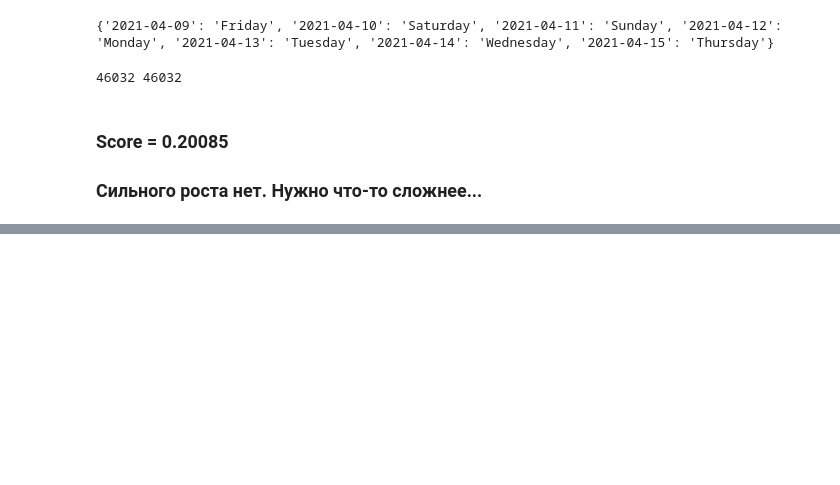
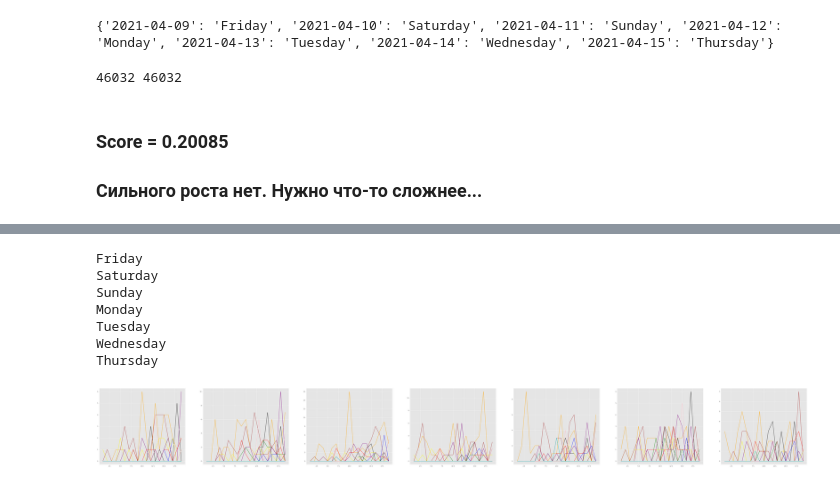
Before and after one commit to makler322/msu_ml_spring_2021, a Jupyter notebook: Sales_Forecasting/Sales_Forecasting.ipynb, the cells around one changed output, grey strips where cells are left out. Saved outputs shown, nothing was run; the diff lists cells and outputs as text; code cells hidden in the pictures; blank space fills up the shorter version.

```diff
--- a/Sales_Forecasting/Sales_Forecasting.ipynb
+++ b/Sales_Forecasting/Sales_Forecasting.ipynb
@@ -688,0 +743,41 @@ Result_table[["id", "quantity"]].to_csv("FINAL_exp.csv", index=False)
+# %%
+
+
+# fig, axs = plt.subplots(2, 7, sharex=True, sharey=True)
+fig = plt.figure(figsize=(90, 10))
+
+week2number = {'Friday': 0, 'Saturday': 1, 'Sunday': 2, 'Monday': 3, 'Tuesday': 4, 'Wednesday': 5, 'Thursday': 6}
+product2color = {71165: 'orange', 71170: 'black', 71185: 'blue', 71215: 'green', 71220: 'yellow', 71225: 'red', 71230: 'purple', 71235: 'brown', 71285: 'pink', 71350: 'c'}
+title_x = []
+flag_print = True
+for i in range(1, 20):
+    title_x.append(i)
+
+for i in first_warehouse.items():
+    for j in i[1].items():
+        position = 171 + week2number[j[0]]
+        ax = fig.add_subplot(position)
+        ax.plot(title_x, j[1], color=product2color[i[0]])
+        if flag_print:
+            print(j[0])
+    flag_print = False
+
+'''
+for i in second_warehouse.values():
+    for j in i.items():
+        position = 276 + week2number[j[0]]
+        ax = fig.add_subplot(position)
+        ax.plot(title_x, j[1], color='orange', label=j[0])
+'''
+#fig = plt.figure(figsize=(cm_to_inch(15),cm_to_inch(10)))
+#plt.tight_layout()
+plt.show()
+# %% [output]
+Friday
+Saturday
+Sunday
+Monday
+Tuesday
+Wednesday
+Thursday
+[figure, added]
```
Also changed, not shown: parts of 21 cells of this notebook.
